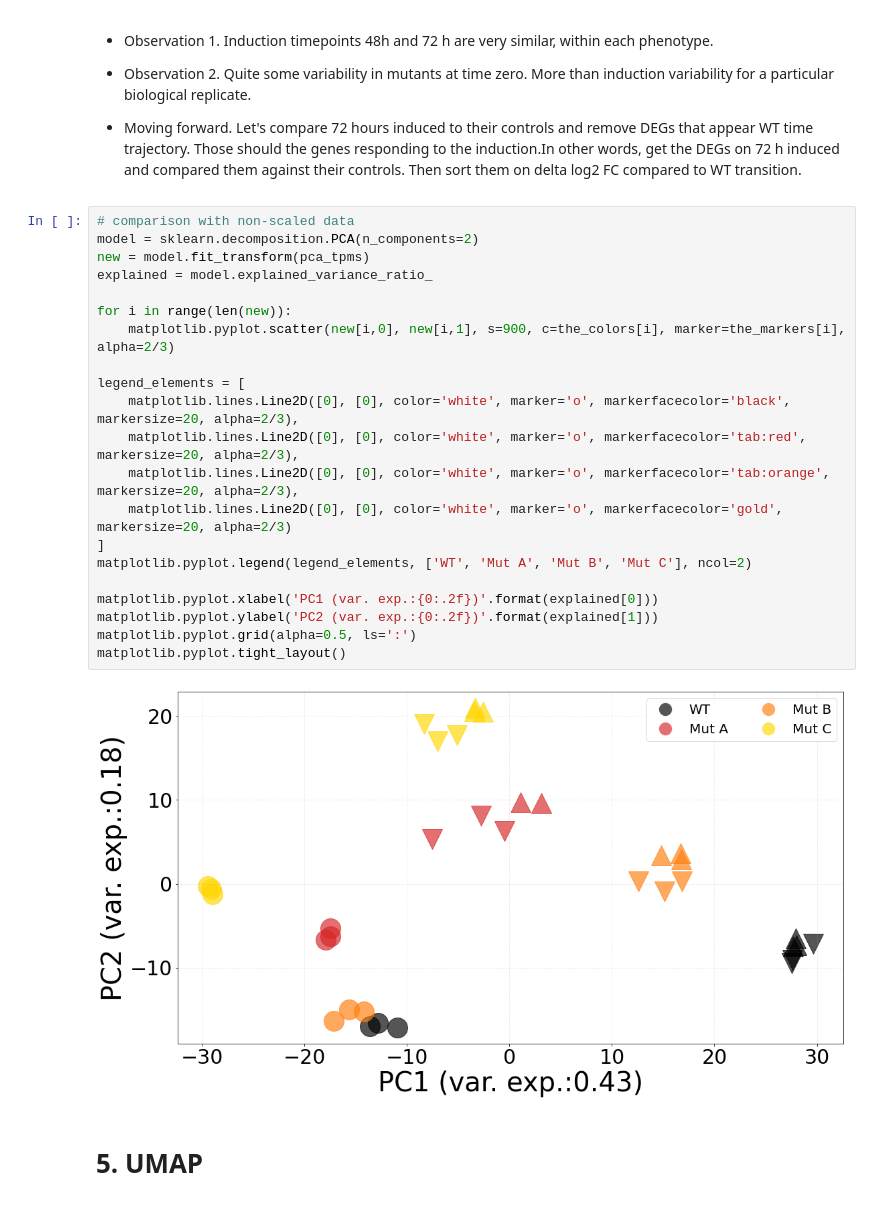
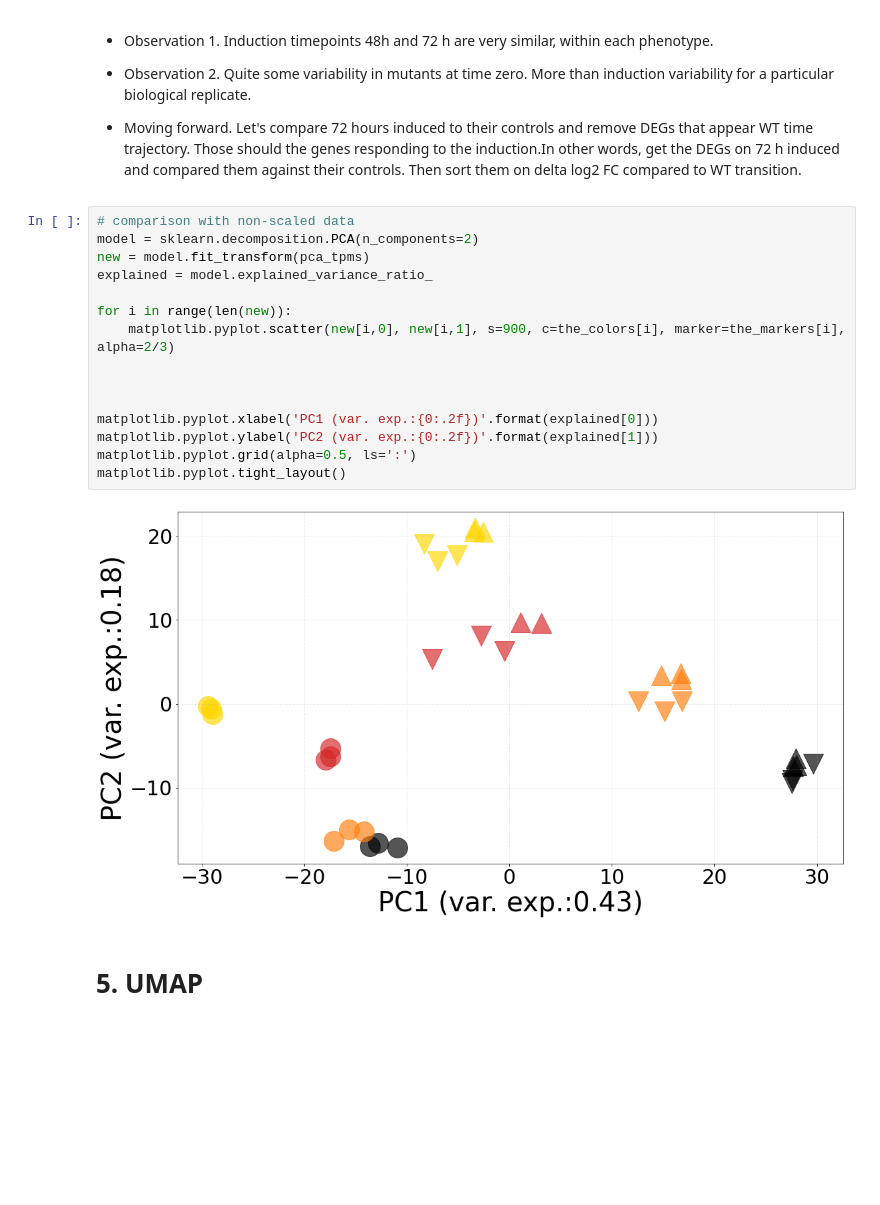
Before and after one commit to adelomana/reynisfjara, a Jupyter notebook: differential_expression/DESeq2 DEG set filter.ipynb, the cells around one changed output. Drawn from its saved outputs; the diff is of its cells as text; blank space fills up the shorter version.

```diff
--- a/differential_expression/DESeq2 DEG set filter.ipynb
+++ b/differential_expression/DESeq2 DEG set filter.ipynb
@@ -445,26 +449,20 @@ matplotlib.pyplot.tight_layout()
 # %%
 # comparison with non-scaled data
 model = sklearn.decomposition.PCA(n_components=2)
 new = model.fit_transform(pca_tpms)
 explained = model.explained_variance_ratio_
 
 for i in range(len(new)):
     matplotlib.pyplot.scatter(new[i,0], new[i,1], s=900, c=the_colors[i], marker=the_markers[i], alpha=2/3)
 
-legend_elements = [
-    matplotlib.lines.Line2D([0], [0], color='white', marker='o', markerfacecolor='black', markersize=20, alpha=2/3),
-    matplotlib.lines.Line2D([0], [0], color='white', marker='o', markerfacecolor='tab:red', markersize=20, alpha=2/3),
-    matplotlib.lines.Line2D([0], [0], color='white', marker='o', markerfacecolor='tab:orange', markersize=20, alpha=2/3),
-    matplotlib.lines.Line2D([0], [0], color='white', marker='o', markerfacecolor='gold', markersize=20, alpha=2/3)
-]
-matplotlib.pyplot.legend(legend_elements, ['WT', 'Mut A', 'Mut B', 'Mut C'], ncol=2)
+
 
 matplotlib.pyplot.xlabel('PC1 (var. exp.:{0:.2f})'.format(explained[0]))
 matplotlib.pyplot.ylabel('PC2 (var. exp.:{0:.2f})'.format(explained[1]))
 matplotlib.pyplot.grid(alpha=0.5, ls=':')
 matplotlib.pyplot.tight_layout()
 # %% [output]
-[figure, old version]
+[figure, new version]
 # %% [markdown]
 # 5. UMAP
 # %%
```
Also changed, not shown: parts of 5 cells of this notebook.
